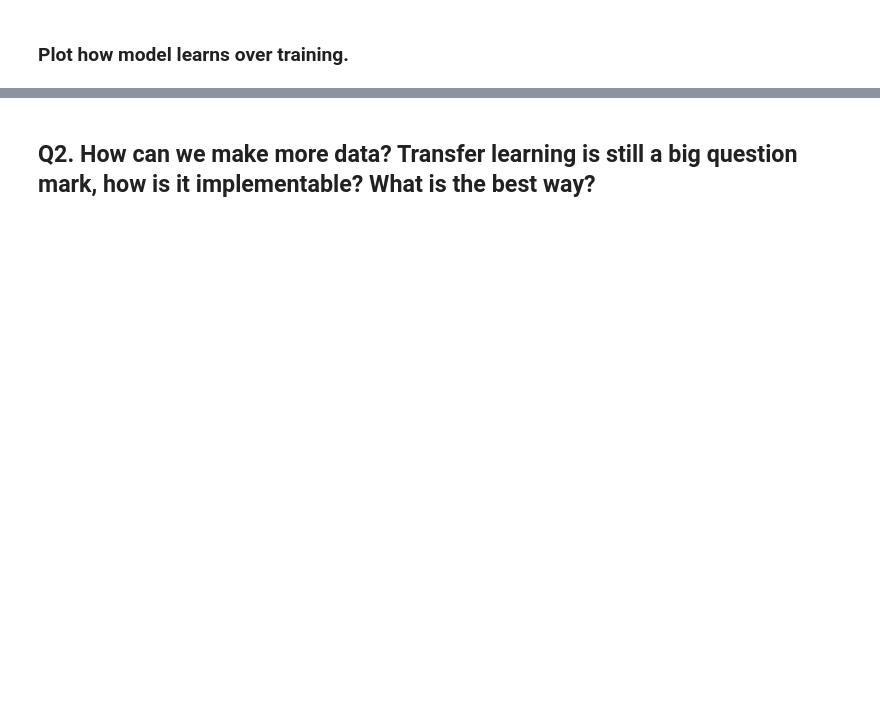
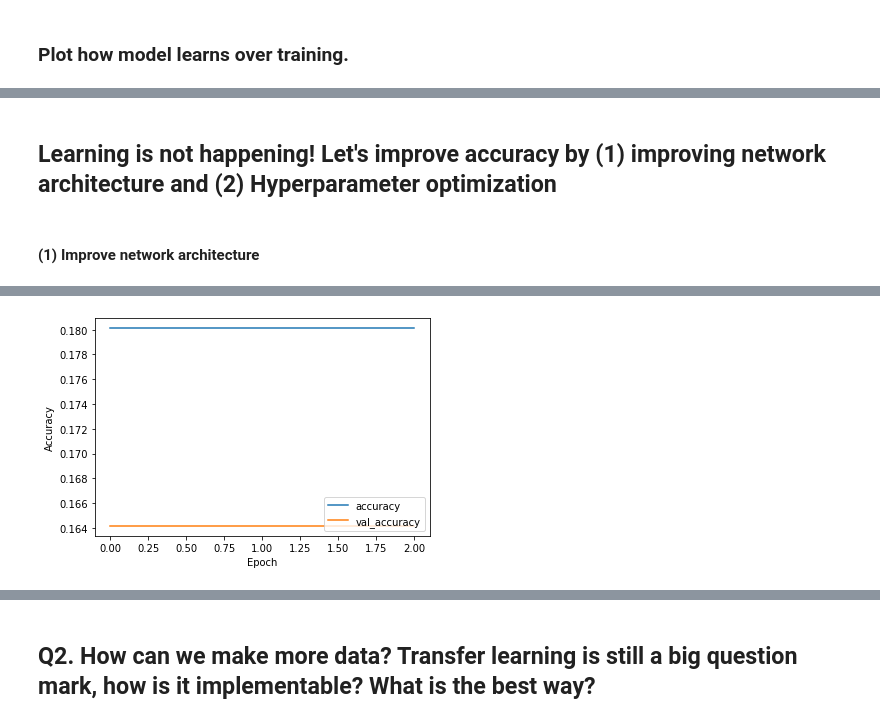
Before and after one commit to parksoy/DAMADAY2020_NASA, a Jupyter notebook: SoyoungAppendToVDP.ipynb, the cells around one changed output, grey strips where cells are left out. Cells and saved outputs as stored; diff of their text form; code cells hidden in the pictures; blank space fills up the shorter version.

```diff
--- a/SoyoungAppendToVDP.ipynb
+++ b/SoyoungAppendToVDP.ipynb
@@ -350,10 +461,3 @@ Total params: 321
 Trainable params: 321
 Non-trainable params: 0
 _________________________________________________________________
-# %%
-model.compile(optimizer='adam',
-              loss=tf.keras.losses.SparseCategoricalCrossentropy(from_logits=True),
-              metrics=['accuracy'])
-
-history = model.fit(X_train, Y_train, epochs=10,
-                    validation_data=(X_val, Y_val))
@@ -395,0 +512,23 @@ test_acc 0.18396402895450592
+# %% [markdown]
+## Learning is not happening! Let's improve accuracy by (1) improving network architecture and (2) Hyperparameter optimization
+# %% [markdown]
+#### (1) Improve network architecture
+# %%
+#Add some higher order to 1DCNN
+
+def build_model():
+    model= models.Sequential()
+    model.add(Reshape((n_spectrastep, num_sensors), input_shape=(n_spectrastep,)))
+    model.add(Conv1D(filters=64, kernel_size=3, activation='relu', \
+                    input_shape=(n_spectrastep,num_sensors))) #
+    model.add(MaxPooling2D((2, 2)))
+    model.add(Flatten())
+    model.add(Dense(1, activation='relu'))
+
+    model.summary()
+    return model
+
+
+history=fit(model, EPOCHS=3) #Check if model runs or not with EPOCHS=1 first, then, increase EPOCHS.
+plot_history(history)
+# %% [output]
@@ -395,0 +543 @@ test_acc 0.18396402895450592
+[figure, added]
```
Also changed, not shown: parts of 42 cells of this notebook.
